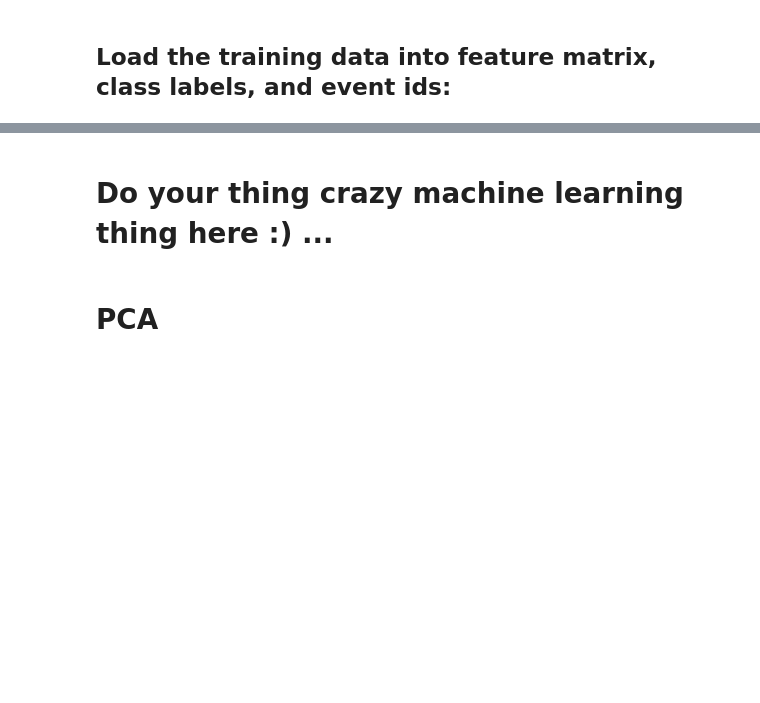
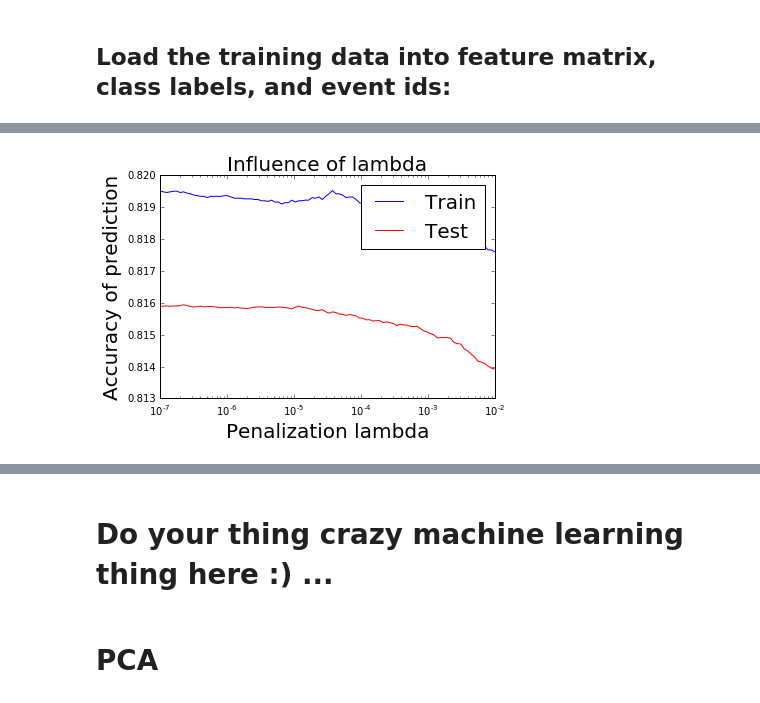
Before and after one commit to PaluchowskiMatthew/MachineLearning, a Jupyter notebook: Projects/project1/scripts/project1_laz.ipynb, the cells around one changed output, grey strips where cells are left out. Cells and saved outputs as stored; diff of their text form; code cells hidden in the pictures; blank space fills up the shorter version.

Commit message:
power 9 basis function plus features combinations

```diff
--- a/Projects/project1/scripts/project1_laz.ipynb
+++ b/Projects/project1/scripts/project1_laz.ipynb
@@ -24,6 +21,14 @@ with zipfile.ZipFile("../data/test.csv.zip","r") as zip_ref:
 from proj1_helpers import *
 DATA_TRAIN_PATH = '../data/train.csv' # TODO: download train data and supply path here
 y, x, ids = load_csv_data(DATA_TRAIN_PATH)
+# %%
+import itertools
+def combinations(array2d, indeces_list_a, indeces_list_b):
+    combinations = list(itertools.product(indeces_list_a, indeces_list_b))
+    for comb in combinations:
+        new_feature = np.array([array2d[:,comb[0]] * array2d[:,comb[1]]]).T
+        array2d = np.hstack((array2d, new_feature))
+    return array2d
 # %%
 #Let's modify the data: replace -999 by -9
 x_99 = x
@@ -263,0 +315,76 @@ print(sigma)
+# %%
+#***** POLYNOMIAL AND FEATURE COMBINATION
+#************ POWER 9 **********************
+
+#Let's replace the -999 by Nan to avoid computation while computing the power 3
+x_nan = x.copy()
+np.putmask(x_nan, x_nan==-999, np.nan)
+degree = 9
+x_pow9 = np.zeros((x_nan.shape[0], degree*x_nan.shape[1]+53))
+
+#Let's build a matrix using a polynomial basis function (power 5)
+for column in range(0,x_nan.shape[1]):
+    x_pow9[:, column] = x_nan[:, column]
+    for deg in range(1,degree):
+        x_pow9[:, column + deg*x_nan.shape[1]] = np.multiply(x_nan[:, column], x_pow9[:, column + (deg-1)*x_nan.shape[1]])
+
+x_pow9 = combinations(x_pow9, [0], [1,2,6,7,])
+x_pow9 = combinations(x_pow9, [2], [6,7])
+x_pow9 = combinations(x_pow9, [3], [6,9,19,21,23,29])
+x_pow9 = combinations(x_pow9, [4], [5,6])
+x_pow9 = combinations(x_pow9, [5], [6])
+x_pow9 = combinations(x_pow9, [6], [7,8,9,10,11,12,13,14,15,16,17,18,19,20,21,23,24,25,26,27,28,29])
+x_pow9 = combinations(x_pow9, [9], [10,13,16,19,21,23,26,29])
+x_pow9 = combinations(x_pow9, [10], [13,16])
+x_pow9 = combinations(x_pow9, [21], [23,26,29])
+x_pow9 = combinations(x_pow9, [23], [26,29])
+x_pow9 = combinations(x_pow9, [26], [29])
+
+#put back -9 instead of Nan
+x_pow9[np.isnan(x_pow9)]=-9
+
+ratio = 0.2
+seed = 2
+y = np.reshape(y, (len(y), 1))
+x_train, x_test, y_train, y_test = split_data(x_pow9, y, ratio, seed)
+
+#tx_train_fifth, m, s = standardize(x_train)
+#tx_test_fifth, m, s = standardize(x_test)
+
+tx_train_pow9 = np.c_[np.ones((x_train.shape[0], 1)), x_train]
+tx_test_pow9 = np.c_[np.ones((x_test.shape[0], 1)), x_test]
+w = np.ones((tx_train_pow9.shape[1], 1))
+
+#calculate accuracy for different lambdas (use cross_validation_ridge() for cross folds)
+lambds = np.logspace(-7, -2, 100)
+best_f1 = 0
+best_lamb = 0
+k_folds = 10
+seed = 1
+f1_tr = []
+f1_te = []
+for lamb in lambds:
+    w_rid, r = ridge_regression(y_train, tx_train_pow9, lamb)
+    y_pred_tr = predict_labels(w_rid, tx_train_pow9)
+    y_pred_te = predict_labels(w_rid, tx_test_pow9)
+    f1_rid_tr = 1-sum(abs(y_train-y_pred_tr))/(2*len(y_pred_tr))
+    f1_rid_te = 1-sum(abs(y_test-y_pred_te))/(2*len(y_pred_te))
+    f1_tr.append(f1_rid_tr)
+    f1_te.append(f1_rid_te)
+    if f1_rid_te > best_f1:
+        best_lamb = lamb
+        best_f1 = f1_rid_te
+
+#Print and plot results
+print("the best lmabda is {bl} with {f}".format(bl=best_lamb, f=best_f1))
+plt.figure()
+plt.semilogx(lambds, f1_tr)
+plt.semilogx(lambds, f1_te, color='r')
+plt.xlabel("Penalization lambda", fontsize=20)
+plt.ylabel("Accuracy of prediction",  fontsize=20)
+plt.legend(('Train', 'Test'),  fontsize=20)
+plt.title("Influence of lambda", fontsize=20)
+plt.rc('xtick', labelsize=15)
+plt.rc('ytick', labelsize=15)
+plt.show()
+# %% [output]
@@ -263,0 +392 @@ print(sigma)
+[figure, added]
```
Also changed, not shown: parts of 18 cells of this notebook, 2 other files.
